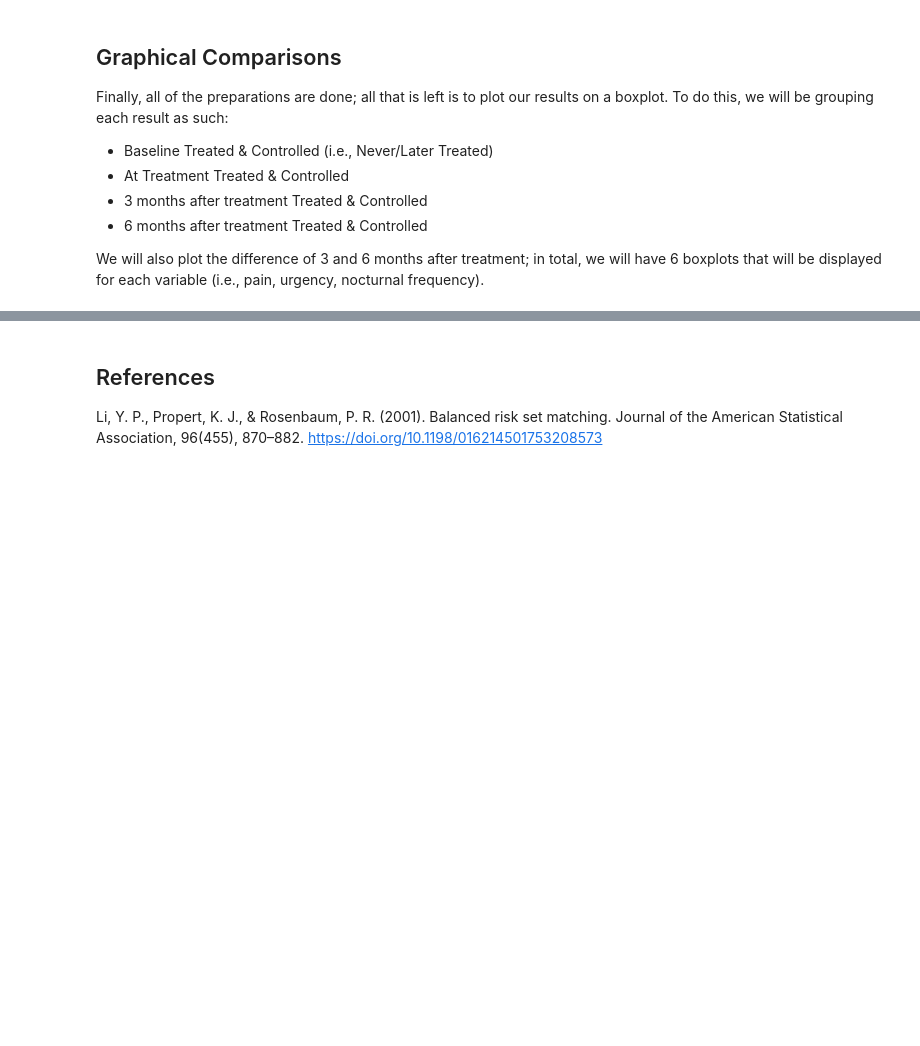
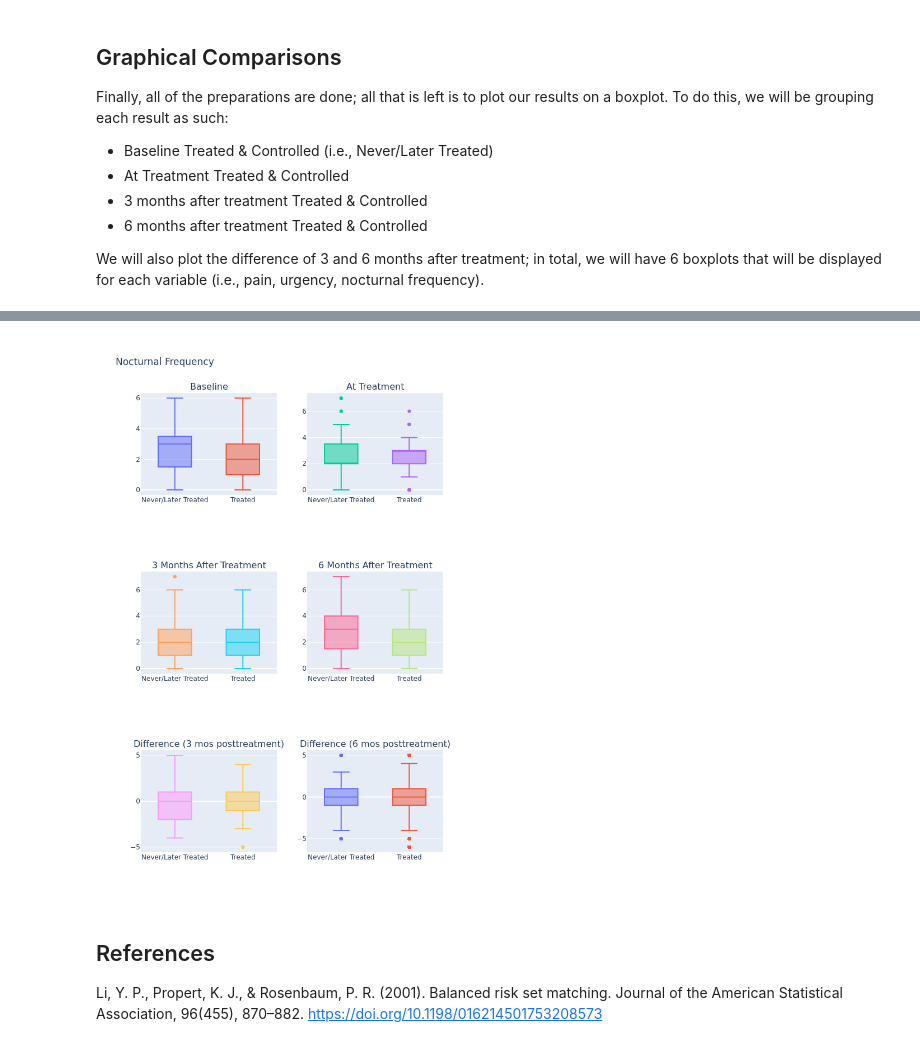
Before and after one commit to DestinEcarma/assignment-1-data-analytics, a Jupyter notebook: src/assignment.ipynb, the cells around one changed output, grey strips where cells are left out. Saved outputs shown, nothing was run; the diff lists cells and outputs as text; code cells hidden in the pictures; blank space fills up the shorter version.

```diff
--- a/src/assignment.ipynb
+++ b/src/assignment.ipynb
@@ -403,3 +415,9 @@ boxplots("nocturnal frequency", "Nocturnal Frequency")
+# %%
+from IPython.display import Image
+
+Image("./assets/nocturnal frequency.png")
+# %% [output]
+[figure, added]
 # %% [markdown]
 ## References
 
```
Also changed, not shown: parts of 3 cells of this notebook, 3 other files.
